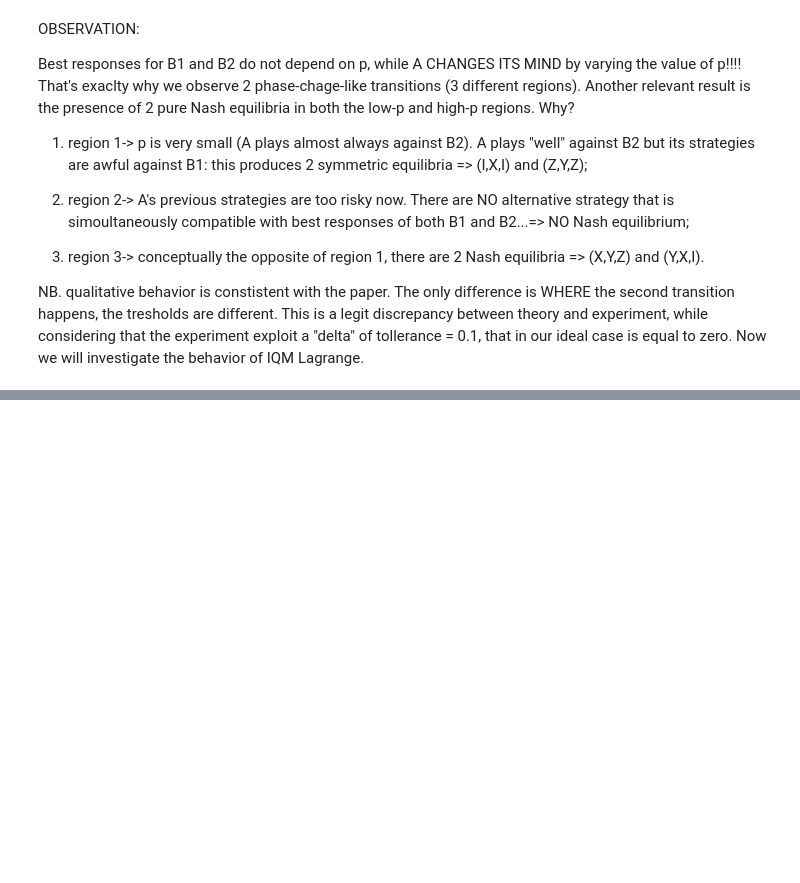
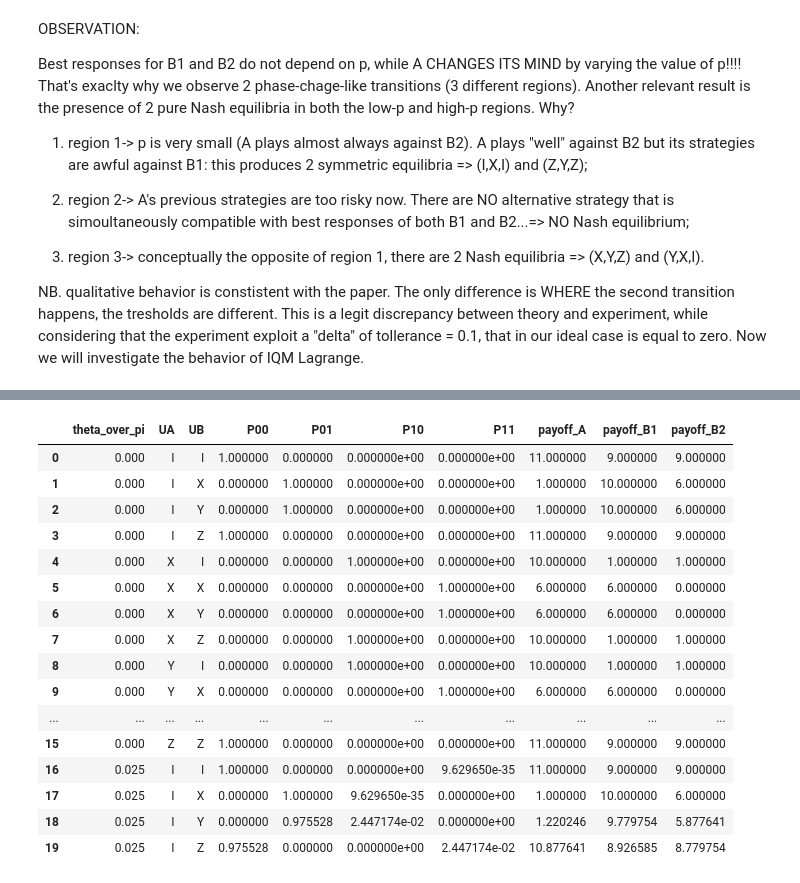
Before and after one commit to paperback99-byte/BAYESIAN-QUANTUM-GAMES, a Jupyter notebook: BAYESIAN_QUANTUM_GAMES.ipynb, the cells around one changed output, grey strips where cells are left out. Cells and saved outputs as stored; diff of their text form; code cells hidden in the pictures; blank space fills up the shorter version.

```diff
--- a/BAYESIAN_QUANTUM_GAMES.ipynb
+++ b/BAYESIAN_QUANTUM_GAMES.ipynb
@@ -1127,0 +1567,63 @@ NB. qualitative behavior is constistent with the paper. The only difference is W
+# %%
+payoff_rows = []
+
+for theta_key, result in ideal_results.items():
+
+    probabilities = result["probabilities"]
+
+    matrix_A = result["matrix_A"]
+    matrix_B1 = result["matrix_B1"]
+    matrix_B2 = result["matrix_B2"]
+
+    for UA, UB in product(
+        STRATEGIES,
+        repeat=2
+    ):
+
+        probs = probabilities[(UA, UB)]
+
+        payoff_rows.append({
+            "theta_over_pi": theta_key,
+
+            "UA": UA,
+            "UB": UB,
+
+            "P00": probs["00"],
+            "P01": probs["01"],
+            "P10": probs["10"],
+            "P11": probs["11"],
+
+            "payoff_A":
+                matrix_A.loc[UA, UB],
+
+            "payoff_B1":
+                matrix_B1.loc[UA, UB],
+
+            "payoff_B2":
+                matrix_B2.loc[UA, UB]
+        })
+
+
+ideal_payoffs_df = pd.DataFrame(
+    payoff_rows
+)
+# %%
+ideal_payoffs_df.head(20)
+# %% [output]
+|  | theta_over_pi | UA | UB | P00 | P01 | P10 | P11 | payoff_A | payoff_B1 | payoff_B2 |
+| 0 | 0.000 | I | I | 1.000000 | 0.000000 | 0.000000e+00 | 0.000000e+00 | 11.000000 | 9.000000 | 9.000000 |
+| 1 | 0.000 | I | X | 0.000000 | 1.000000 | 0.000000e+00 | 0.000000e+00 | 1.000000 | 10.000000 | 6.000000 |
+| 2 | 0.000 | I | Y | 0.000000 | 1.000000 | 0.000000e+00 | 0.000000e+00 | 1.000000 | 10.000000 | 6.000000 |
+| 3 | 0.000 | I | Z | 1.000000 | 0.000000 | 0.000000e+00 | 0.000000e+00 | 11.000000 | 9.000000 | 9.000000 |
+| 4 | 0.000 | X | I | 0.000000 | 0.000000 | 1.000000e+00 | 0.000000e+00 | 10.000000 | 1.000000 | 1.000000 |
+| 5 | 0.000 | X | X | 0.000000 | 0.000000 | 0.000000e+00 | 1.000000e+00 | 6.000000 | 6.000000 | 0.000000 |
+| 6 | 0.000 | X | Y | 0.000000 | 0.000000 | 0.000000e+00 | 1.000000e+00 | 6.000000 | 6.000000 | 0.000000 |
+| 7 | 0.000 | X | Z | 0.000000 | 0.000000 | 1.000000e+00 | 0.000000e+00 | 10.000000 | 1.000000 | 1.000000 |
+| 8 | 0.000 | Y | I | 0.000000 | 0.000000 | 1.000000e+00 | 0.000000e+00 | 10.000000 | 1.000000 | 1.000000 |
+| 9 | 0.000 | Y | X | 0.000000 | 0.000000 | 0.000000e+00 | 1.000000e+00 | 6.000000 | 6.000000 | 0.000000 |
+| ... | ... | ... | ... | ... | ... | ... | ... | ... | ... | ... |
+| 15 | 0.000 | Z | Z | 1.000000 | 0.000000 | 0.000000e+00 | 0.000000e+00 | 11.000000 | 9.000000 | 9.000000 |
+| 16 | 0.025 | I | I | 1.000000 | 0.000000 | 0.000000e+00 | 9.629650e-35 | 11.000000 | 9.000000 | 9.000000 |
+| 17 | 0.025 | I | X | 0.000000 | 1.000000 | 9.629650e-35 | 0.000000e+00 | 1.000000 | 10.000000 | 6.000000 |
+| 18 | 0.025 | I | Y | 0.000000 | 0.975528 | 2.447174e-02 | 0.000000e+00 | 1.220246 | 9.779754 | 5.877641 |
+| 19 | 0.025 | I | Z | 0.975528 | 0.000000 | 0.000000e+00 | 2.447174e-02 | 10.877641 | 8.926585 | 8.779754 |
```
Also changed, not shown: parts of 19 cells of this notebook.
